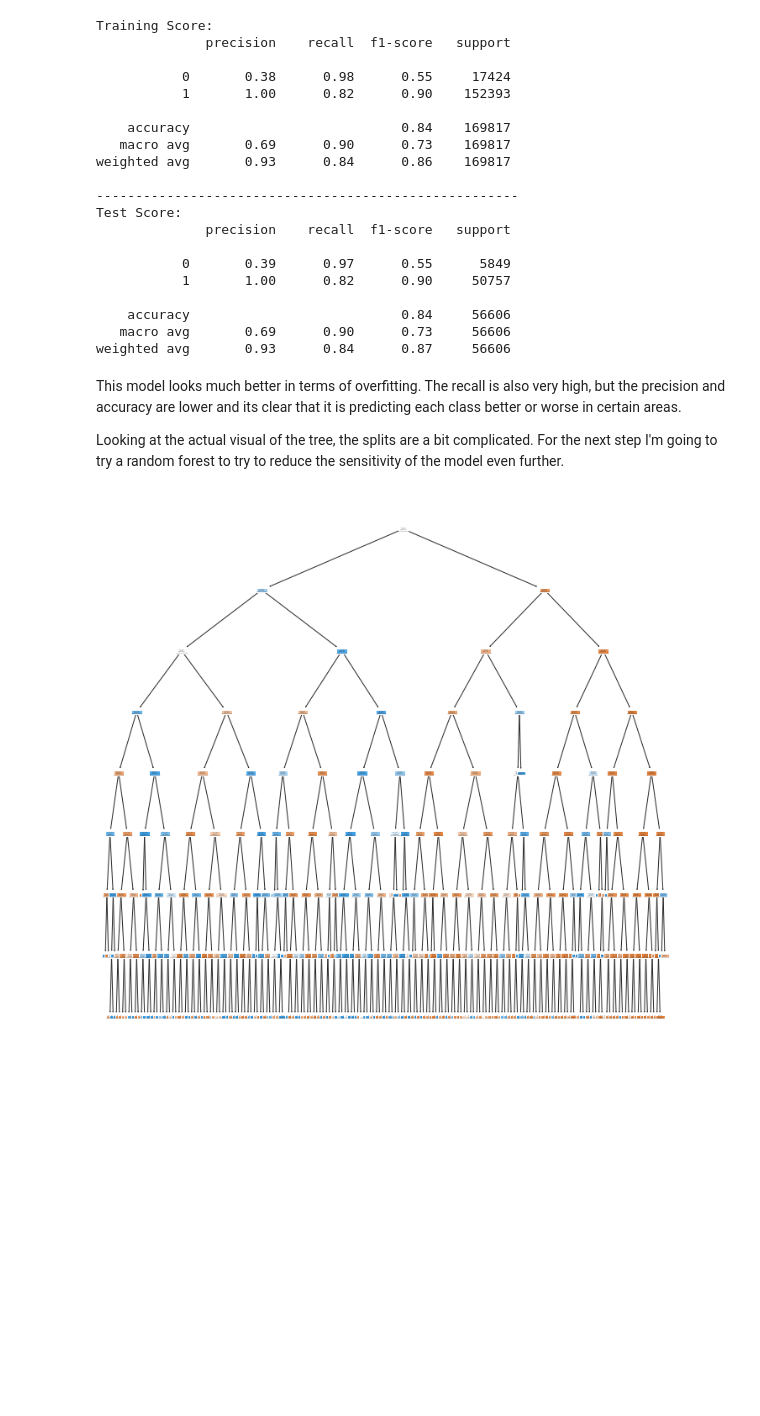
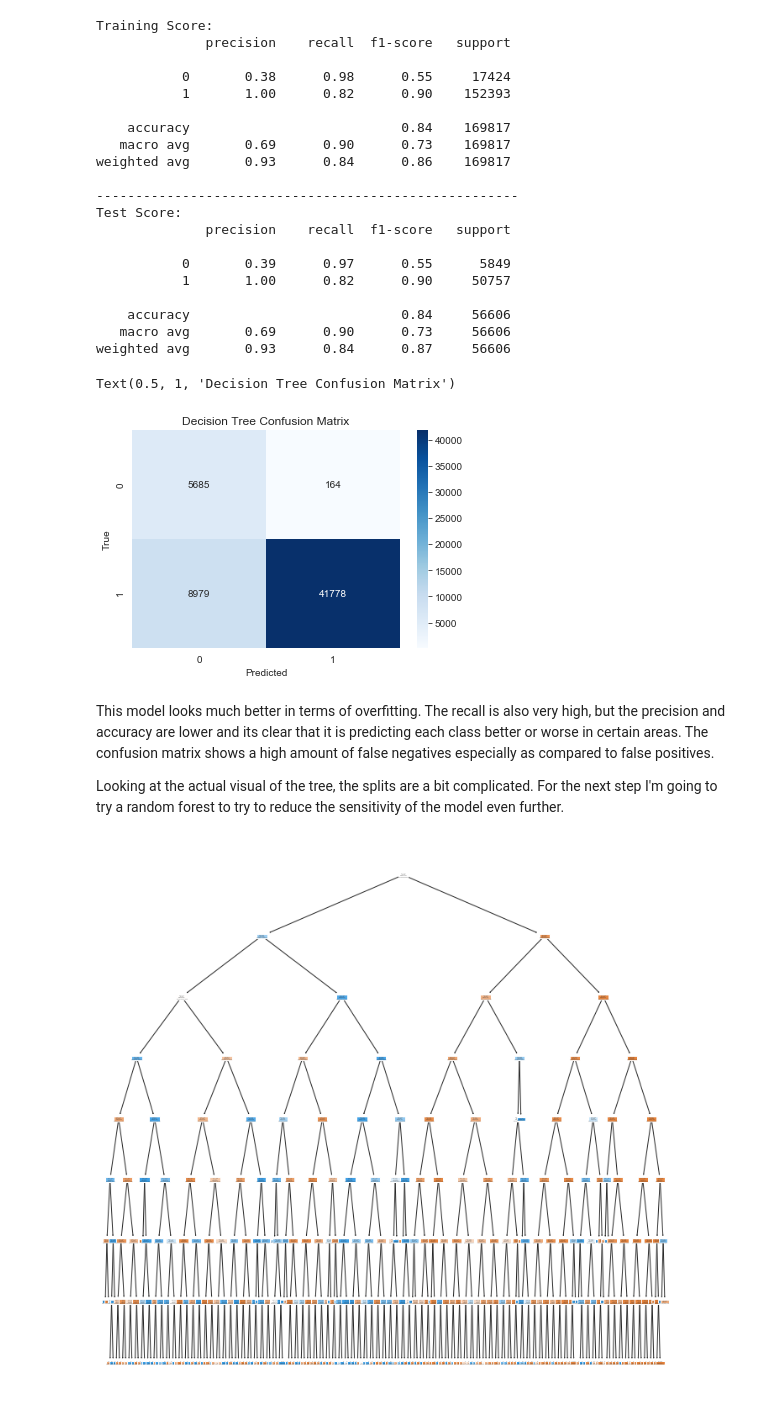
Before and after one commit to christisarv/tropical-storm-classification-project, a Jupyter notebook: Data Classification_Predicting Tropical Storms.ipynb, the cells around one changed output. Saved outputs shown, nothing was run; the diff lists cells and outputs as text; code cells hidden in the pictures; blank space fills up the shorter version.

```diff
--- a/Data Classification_Predicting Tropical Storms.ipynb
+++ b/Data Classification_Predicting Tropical Storms.ipynb
@@ -591,8 +593,17 @@ Test Score:
     accuracy                           0.84     56606
    macro avg       0.69      0.90      0.73     56606
 weighted avg       0.93      0.84      0.87     56606
+# %%
+fig = sns.heatmap(confusion_matrix(y_test, dt_test_preds), annot=True, cmap='Blues', fmt='.7g')
+fig.set_ylim(2,0)
+plt.xlabel("Predicted")
+plt.ylabel("True")
+plt.title("Decision Tree Confusion Matrix")
+# %% [output]
+Text(0.5, 1, 'Decision Tree Confusion Matrix')
+[figure, added]
 # %% [markdown]
-This model looks much better in terms of overfitting. The recall is also very high, but the precision and accuracy are lower and its clear that it is predicting each class better or worse in certain areas.
+This model looks much better in terms of overfitting. The recall is also very high, but the precision and accuracy are lower and its clear that it is predicting each class better or worse in certain areas. The confusion matrix shows a high amount of false negatives especially as compared to false positives.
 
 Looking at the actual visual of the tree, the splits are a bit complicated. For the next step I'm going to try a random forest to try to reduce the sensitivity of the model even further.
 # %%
```
Also changed, not shown: parts of 12 cells of this notebook, 1 other file.
